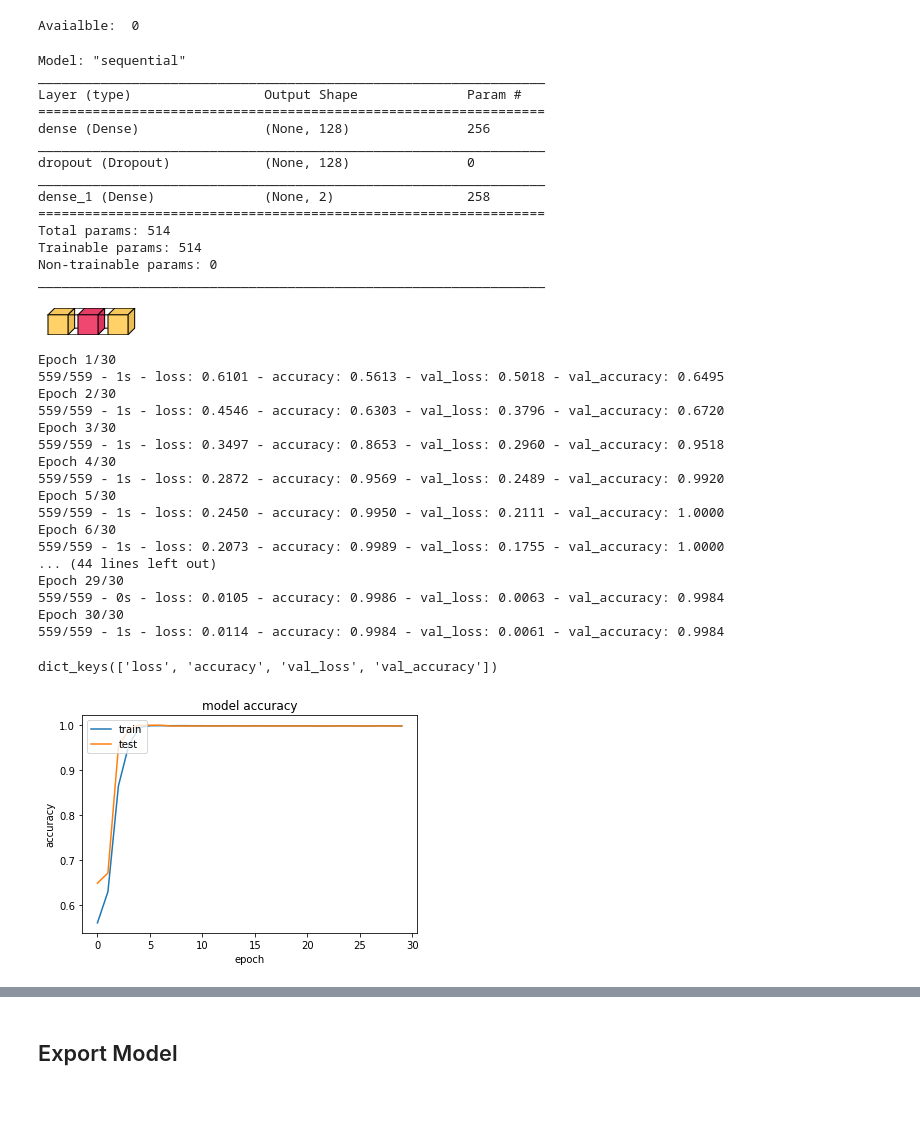
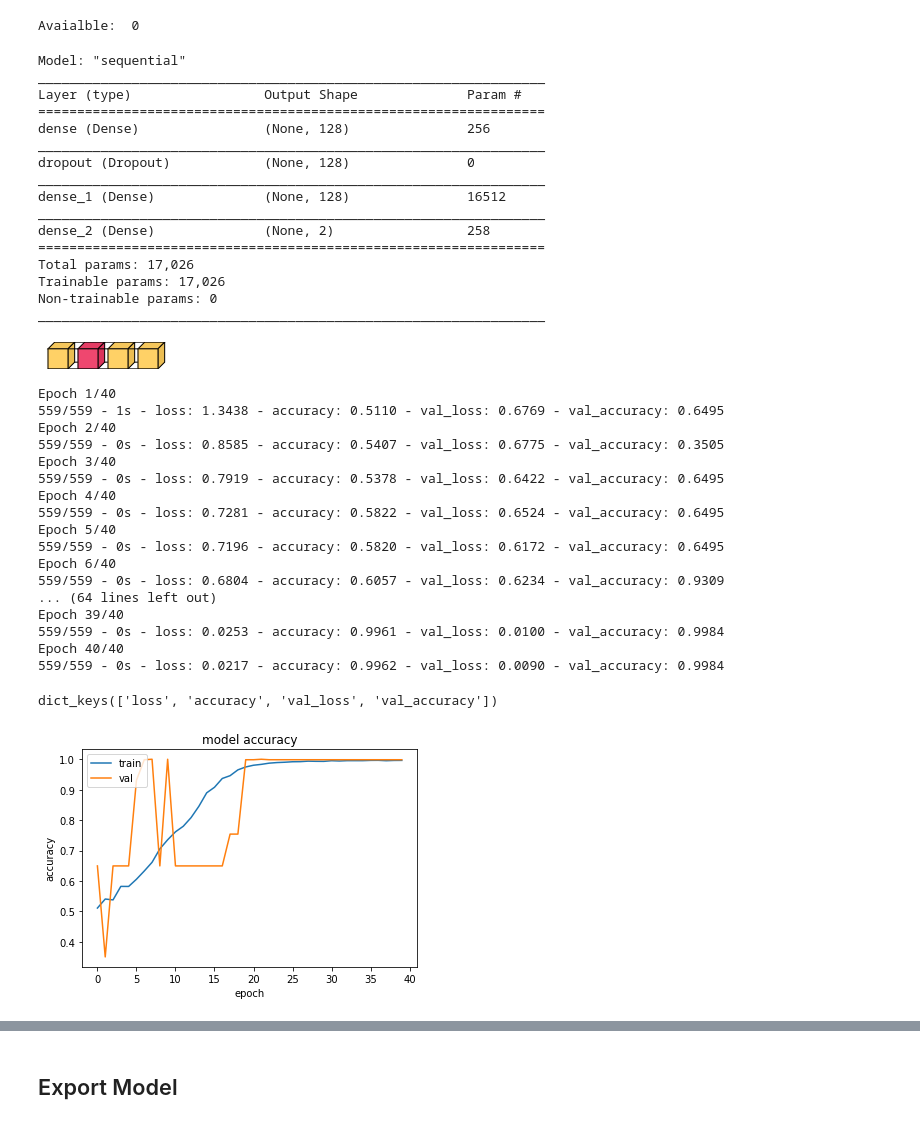
Before and after one commit to kavindaperera/nova-shield-proximity-classification, a Jupyter notebook: Sequential Model.ipynb, the cells around one changed output, grey strips where cells are left out. Drawn from its saved outputs; the diff is of its cells as text; code cells hidden in the pictures.

Commit message:
Add  results plots

```diff
--- a/Sequential Model.ipynb
+++ b/Sequential Model.ipynb
@@ -23,3 +39,5 @@ scaled_train_samples = scaler.fit_transform(train_samples.reshape(-1,1))
+# %%
+scaled_train_samples = train_samples.reshape(-1,1)
 # %%
 print(scaled_train_samples)
 # %% [output]
@@ -59,6 +77,7 @@ Avaialble:  0
 model = Sequential([
     Dense(units=128, input_shape=(1,), activation='relu'), # first hidden layer - 128 neurons
     Dropout(rate =  0.25),
+    Dense(units=128, activation='relu'),
     Dense(units=2, activation='softmax')
 ])
 # %%
@@ -72,38 +91,40 @@ dense (Dense)                (None, 128)               256
 _________________________________________________________________
 dropout (Dropout)            (None, 128)               0
 _________________________________________________________________
-dense_1 (Dense)              (None, 2)                 258
+dense_1 (Dense)              (None, 128)               16512
+_________________________________________________________________
+dense_2 (Dense)              (None, 2)                 258
 =================================================================
-Total params: 514
-Trainable params: 514
+Total params: 17,026
+Trainable params: 17,026
 Non-trainable params: 0
 _________________________________________________________________
 # %%
 visualkeras.layered_view(model)
 # %% [output]
-[figure, old version]
+[figure, new version]
 # %%
 model.compile(optimizer=Adam(learning_rate=0.0001), loss='sparse_categorical_crossentropy', metrics=['accuracy'])
 # %%
-history = model.fit(x=scaled_train_samples, y=train_labels, validation_split=0.1, batch_size=10, epochs=30, shuffle=True, verbose=2)
+history = model.fit(x=scaled_train_samples, y=train_labels, validation_split=0.1, batch_size=10, epochs=40, shuffle=True, verbose=2)
 # %% [output]
-Epoch 1/30
-559/559 - 1s - loss: 0.6101 - accuracy: 0.5613 - val_loss: 0.5018 - val_accuracy: 0.6495
-Epoch 2/30
-559/559 - 1s - loss: 0.4546 - accuracy: 0.6303 - val_loss: 0.3796 - val_accuracy: 0.6720
-Epoch 3/30
-559/559 - 1s - loss: 0.3497 - accuracy: 0.8653 - val_loss: 0.2960 - val_accuracy: 0.9518
-Epoch 4/30
-559/559 - 1s - loss: 0.2872 - accuracy: 0.9569 - val_loss: 0.2489 - val_accuracy: 0.9920
-Epoch 5/30
-559/559 - 1s - loss: 0.2450 - accuracy: 0.9950 - val_loss: 0.2111 - val_accuracy: 1.0000
-Epoch 6/30
-559/559 - 1s - loss: 0.2073 - accuracy: 0.9989 - val_loss: 0.1755 - val_accuracy: 1.0000
-... (44 lines left out)
-Epoch 29/30
-559/559 - 0s - loss: 0.0105 - accuracy: 0.9986 - val_loss: 0.0063 - val_accuracy: 0.9984
-Epoch 30/30
-559/559 - 1s - loss: 0.0114 - accuracy: 0.9984 - val_loss: 0.0061 - val_accuracy: 0.9984
+Epoch 1/40
+559/559 - 1s - loss: 1.3438 - accuracy: 0.5110 - val_loss: 0.6769 - val_accuracy: 0.6495
+Epoch 2/40
+559/559 - 0s - loss: 0.8585 - accuracy: 0.5407 - val_loss: 0.6775 - val_accuracy: 0.3505
+Epoch 3/40
+559/559 - 0s - loss: 0.7919 - accuracy: 0.5378 - val_loss: 0.6422 - val_accuracy: 0.6495
+Epoch 4/40
+559/559 - 0s - loss: 0.7281 - accuracy: 0.5822 - val_loss: 0.6524 - val_accuracy: 0.6495
+Epoch 5/40
+559/559 - 0s - loss: 0.7196 - accuracy: 0.5820 - val_loss: 0.6172 - val_accuracy: 0.6495
+Epoch 6/40
+559/559 - 0s - loss: 0.6804 - accuracy: 0.6057 - val_loss: 0.6234 - val_accuracy: 0.9309
+... (64 lines left out)
+Epoch 39/40
+559/559 - 0s - loss: 0.0253 - accuracy: 0.9961 - val_loss: 0.0100 - val_accuracy: 0.9984
+Epoch 40/40
+559/559 - 0s - loss: 0.0217 - accuracy: 0.9962 - val_loss: 0.0090 - val_accuracy: 0.9984
 # %%
 # list all data in history
 print(history.history.keys())
@@ -112,14 +133,15 @@ dict_keys(['loss', 'accuracy', 'val_loss', 'val_accuracy'])
 # %%
 # summarize history for accuracy
 plt.plot(history.history['accuracy'])
 plt.plot(history.history['val_accuracy'])
 plt.title('model accuracy')
 plt.ylabel('accuracy')
 plt.xlabel('epoch')
-plt.legend(['train', 'test'], loc='upper left')
+plt.legend(['train', 'val'], loc='upper left')
+plt.savefig('plots/accuracy_2denselayers_hiddenlayersize128.png')
 plt.show()
 # %% [output]
-[figure, old version]
+[figure, new version]
 # %%
 # summarize history for loss
 plt.plot(history.history['loss'])
```
Also changed, not shown: parts of 10 cells of this notebook, 4 other files.
